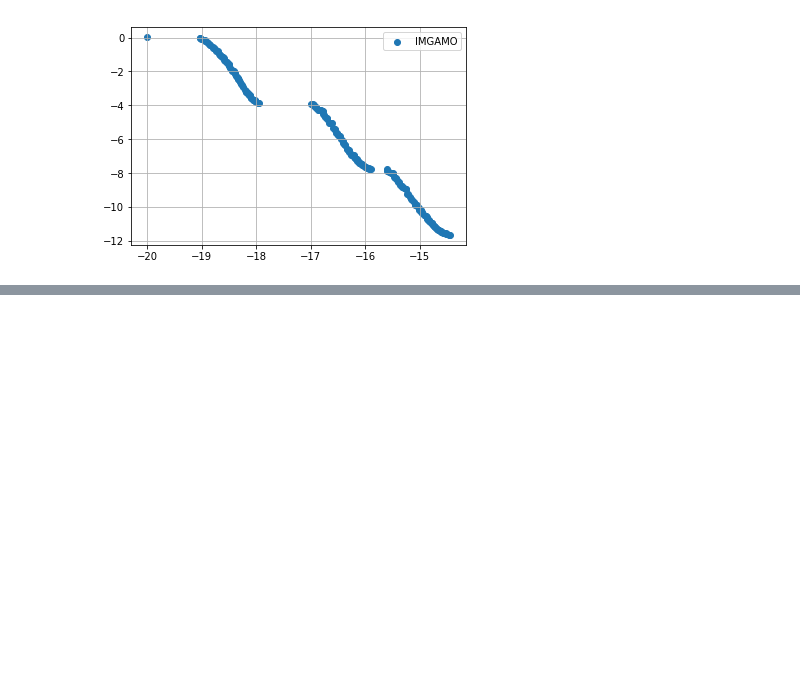
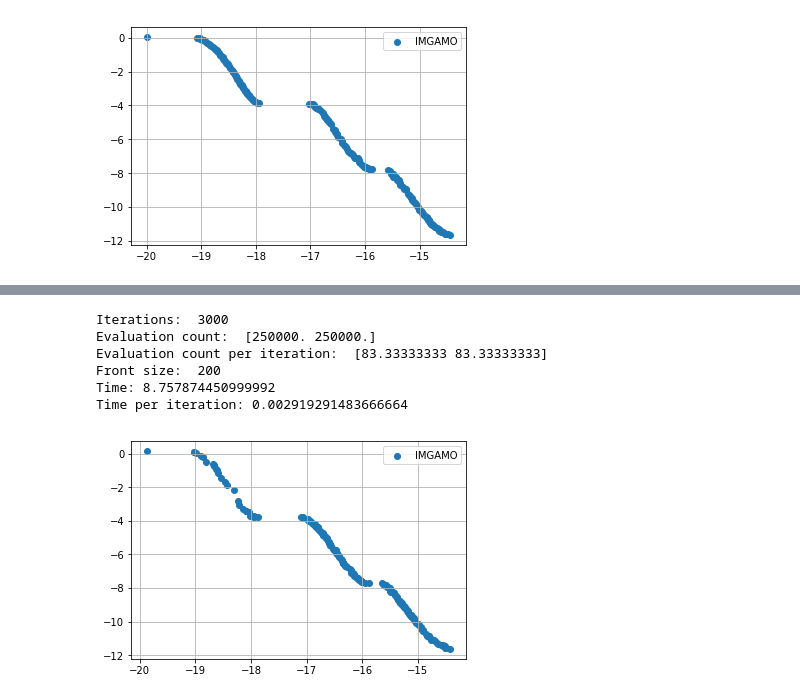
Before and after one commit to amarszalek/ResearchCode, a Jupyter notebook: notebooks/IMGAMO_Kursawe.ipynb, the cells around one changed output, grey strips where cells are left out. Saved outputs shown, nothing was run; the diff lists cells and outputs as text; code cells hidden in the pictures; blank space fills up the shorter version.

```diff
--- a/notebooks/IMGAMO_Kursawe.ipynb
+++ b/notebooks/IMGAMO_Kursawe.ipynb
@@ -60,0 +166,2 @@ plt.show()
+# %%
+solver.run_algorithm()
@@ -60,0 +186,15 @@ plt.show()
+# %%
+solver.result.summary()
+# %% [output]
+Iterations:  3000
+Evaluation count:  [250000. 250000.]
+Evaluation count per iteration:  [83.33333333 83.33333333]
+Front size:  200
+Time: 8.757874450999992
+Time per iteration: 0.002919291483666664
+# %%
+fig, ax = plt.subplots()
+solver.result.plot_2d(ax, 0, 1)
+plt.show()
+# %% [output]
+[figure, added]
```
Also changed, not shown: parts of 20 cells of this notebook, 3 other files.
